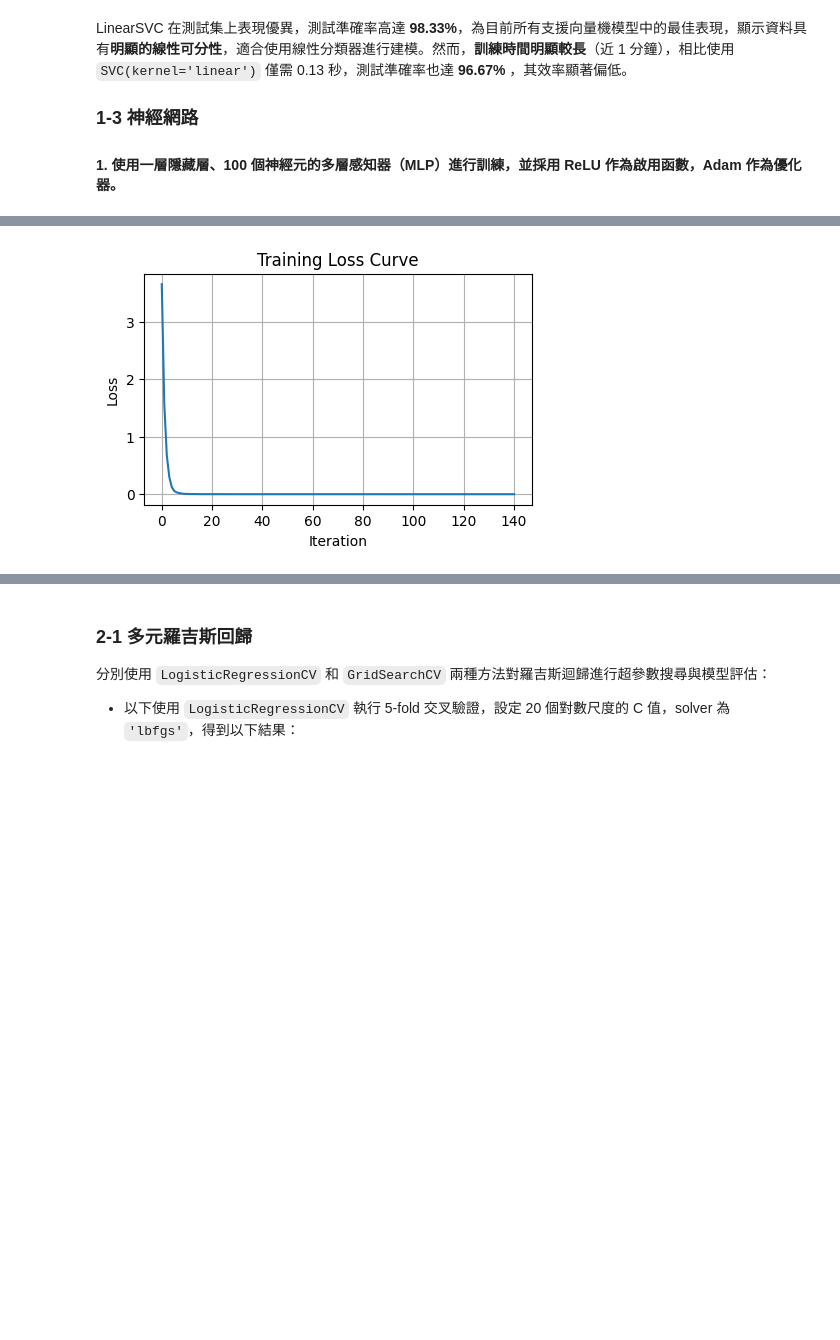
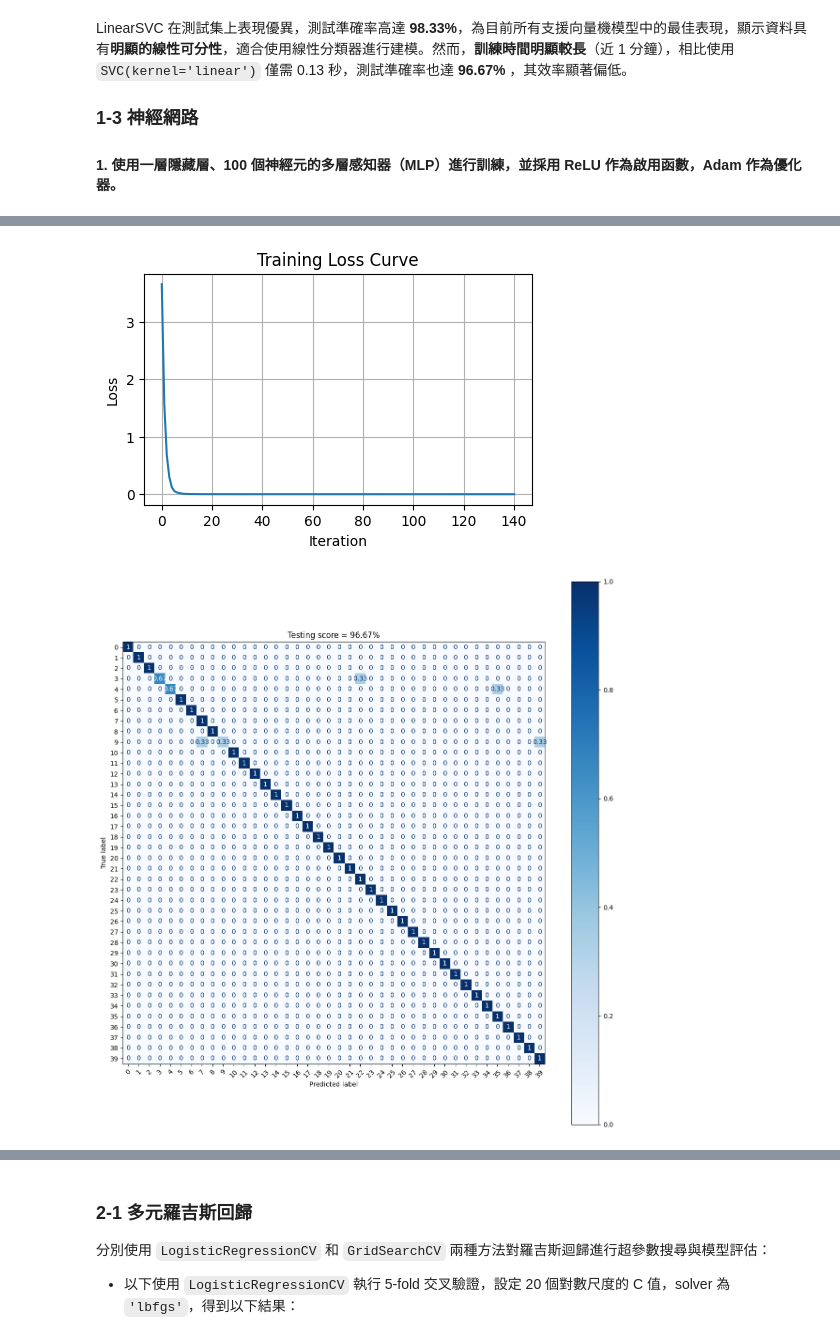
Before and after one commit to TZU-CHI1115/ML711333104, a Jupyter notebook: HW3_1.ipynb, the cells around one changed output, grey strips where cells are left out. Cells and saved outputs as stored; diff of their text form; code cells hidden in the pictures; blank space fills up the shorter version.

```diff
--- a/HW3_1.ipynb
+++ b/HW3_1.ipynb
@@ -222,6 +220,7 @@ result = run_mlp_classifier(
 )
 
 plot_mlp_loss_curve(result['model'])
+plot_mlp_confusion_matrix(result['model'], X_test_scaled, y_test)
 # %% [output]
 MLP Classifier Report
 Test Accuracy: 96.67%
@@ -229,4 +228,5 @@ Elapsed Time: 4.40 seconds
 [figure]
+[figure, added]
 # %% [markdown]
 
 **測試準確率（Test Accuracy）**：96.67%，模型分類效果良好。
```
Also changed, not shown: parts of 15 cells of this notebook, 2 other files.
